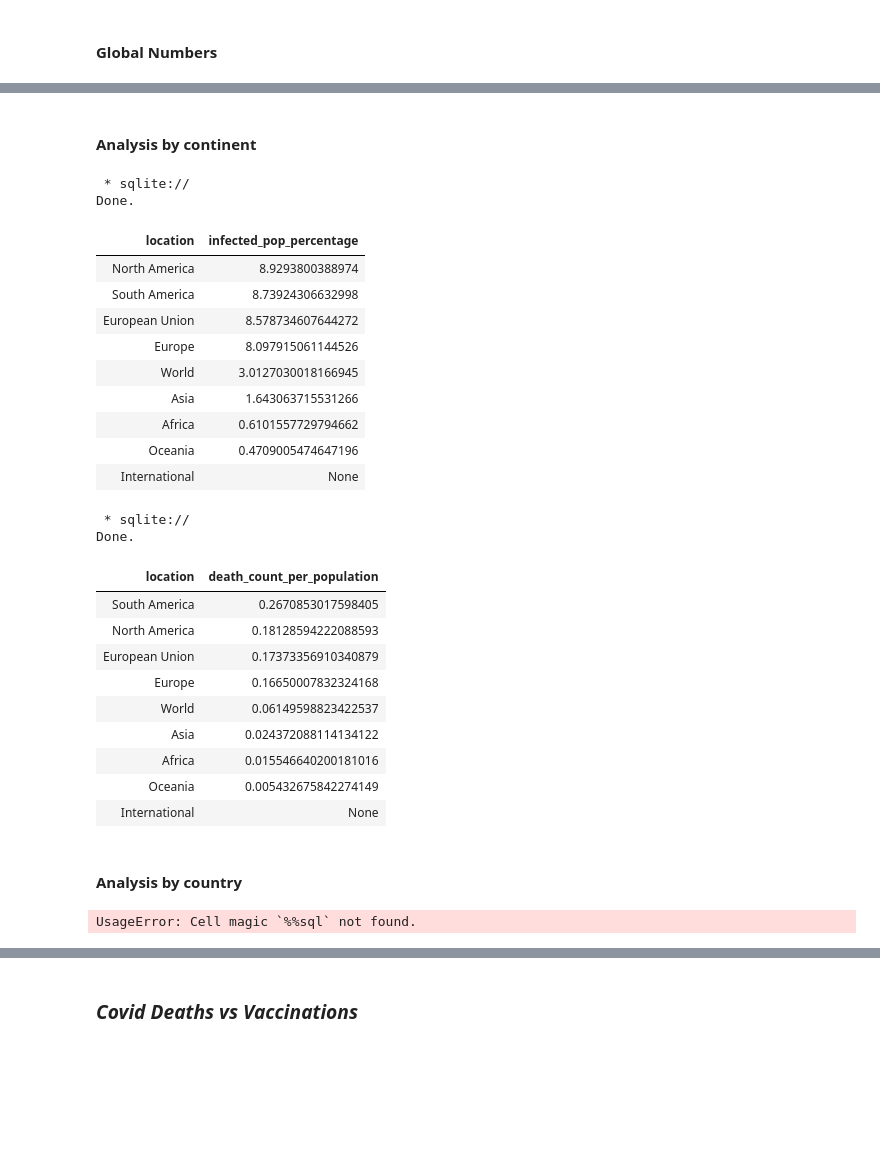
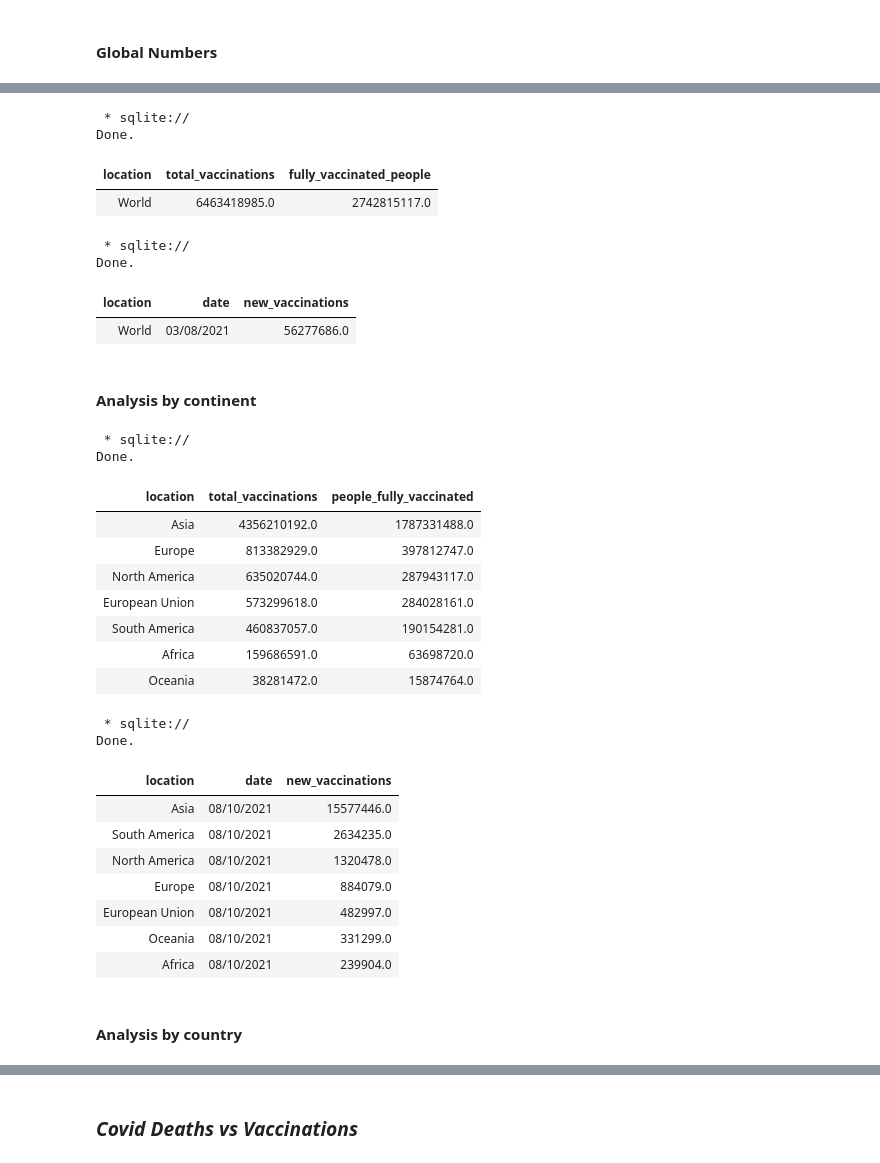
Before and after one commit to MaureenGatu/Data-Analysis, a Jupyter notebook: Global_data_on_confirmed_COVID_19_deaths.ipynb, the cells around one changed output, grey strips where cells are left out. Cells and saved outputs as stored; diff of their text form; code cells hidden in the pictures; blank space fills up the shorter version.

```diff
--- a/Global_data_on_confirmed_COVID_19_deaths.ipynb
+++ b/Global_data_on_confirmed_COVID_19_deaths.ipynb
@@ -776,58 +766,66 @@ ORDER BY 2 desc LIMIT 5;
+# %%
+%%sql
+-- Total vaccinations worldwide
+SELECT location, MAX(total_vaccinations) as total_vaccinations, MAX(people_fully_vaccinated) as fully_vaccinated_people FROM covid_vaccine
+# %% [output]
+ * sqlite://
+Done.
+| location | total_vaccinations | fully_vaccinated_people |
+| World | 6463418985.0 | 2742815117.0 |
+# %%
+%%sql
+-- Total vaccinations worldwide
+SELECT location,date, MAX(new_vaccinations) as new_vaccinations FROM covid_vaccine
+# %% [output]
+ * sqlite://
+Done.
+| location | date | new_vaccinations |
+| World | 03/08/2021 | 56277686.0 |
 # %% [markdown]
 #### Analysis by continent
 # %%
 %%sql
--- Continent wide death count per population
-SELECT location, MAX((total_cases/population))*100 as infected_pop_percentage
-FROM covid_deaths
+-- First we'll look at the total popuation per continent.
+SELECT location, total_vaccinations, people_fully_vaccinated
+FROM covid_vaccine
 -- To exclude data that was aggregated per continent
-WHERE continent IS  NULL
+WHERE continent IS  NULL AND location NOT IN ('World','International')
 --Group by location to get highest per country
 GROUP BY location
 --Order in descending order of the highest death count per location
 ORDER BY 2 desc;
 # %% [output]
  * sqlite://
 Done.
-| location | infected_pop_percentage |
-| North America | 8.9293800388974 |
-| South America | 8.73924306632998 |
-| European Union | 8.578734607644272 |
-| Europe | 8.097915061144526 |
-| World | 3.0127030018166945 |
-| Asia | 1.643063715531266 |
-| Africa | 0.6101557729794662 |
-| Oceania | 0.4709005474647196 |
-| International | None |
+| location | total_vaccinations | people_fully_vaccinated |
+| Asia | 4356210192.0 | 1787331488.0 |
+| Europe | 813382929.0 | 397812747.0 |
+| North America | 635020744.0 | 287943117.0 |
+| European Union | 573299618.0 | 284028161.0 |
+| South America | 460837057.0 | 190154281.0 |
+| Africa | 159686591.0 | 63698720.0 |
+| Oceania | 38281472.0 | 15874764.0 |
 # %%
 %%sql
--- Continent wide death count per population
-SELECT location, MAX((total_deaths/population))*100 as death_count_per_population
-FROM covid_deaths
+-- First we'll look at the total popuation per continent.
+SELECT location,date, new_vaccinations
+FROM covid_vaccine
 -- To exclude data that was aggregated per continent
-WHERE continent IS  NULL
+WHERE continent IS  NULL AND location NOT IN ('World','International')
 --Group by location to get highest per country
 GROUP BY location
 --Order in descending order of the highest death count per location
-ORDER BY 2 desc;
+ORDER BY 3 desc;
 # %% [output]
  * sqlite://
 Done.
-| location | death_count_per_population |
-| South America | 0.2670853017598405 |
-| North America | 0.18128594222088593 |
-| European Union | 0.17373356910340879 |
-| Europe | 0.16650007832324168 |
-| World | 0.06149598823422537 |
-| Asia | 0.024372088114134122 |
-| Africa | 0.015546640200181016 |
-| Oceania | 0.005432675842274149 |
-| International | None |
+| location | date | new_vaccinations |
+| Asia | 08/10/2021 | 15577446.0 |
+| South America | 08/10/2021 | 2634235.0 |
+| North America | 08/10/2021 | 1320478.0 |
+| Europe | 08/10/2021 | 884079.0 |
+| European Union | 08/10/2021 | 482997.0 |
+| Oceania | 08/10/2021 | 331299.0 |
+| Africa | 08/10/2021 | 239904.0 |
 # %% [markdown]
 #### Analysis by country
-# %%
-%%sql
---Selecting the data that we are going to be using ordered by date and location
-SELECT location, date, total_cases,new_cases, total_deaths, population FROM covid_deaths ORDER BY 1,2 LIMIT 10;
-# %% [output]
-UsageError: Cell magic `%%sql` not found.
```
Also changed, not shown: parts of 16 cells of this notebook.
